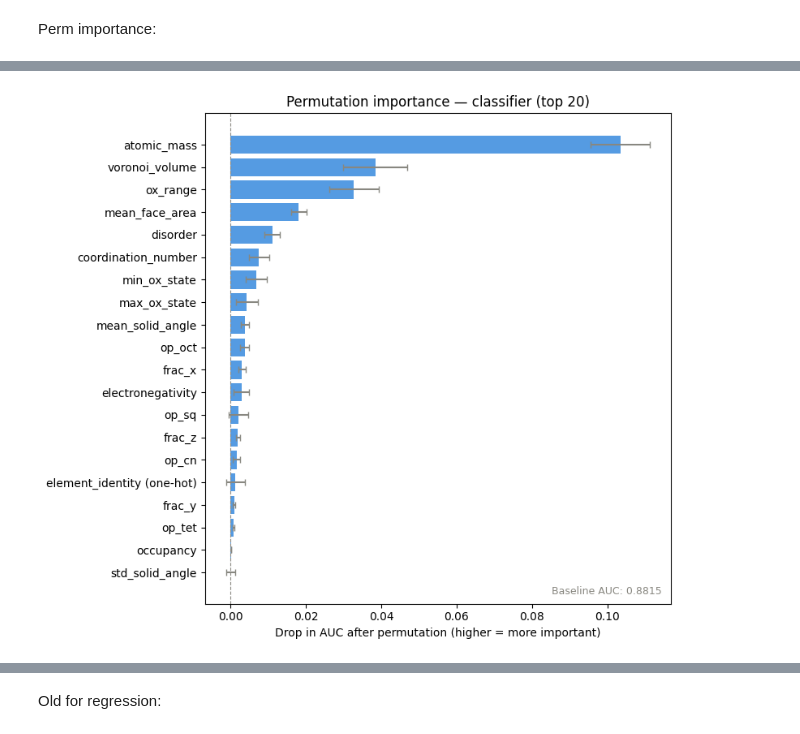
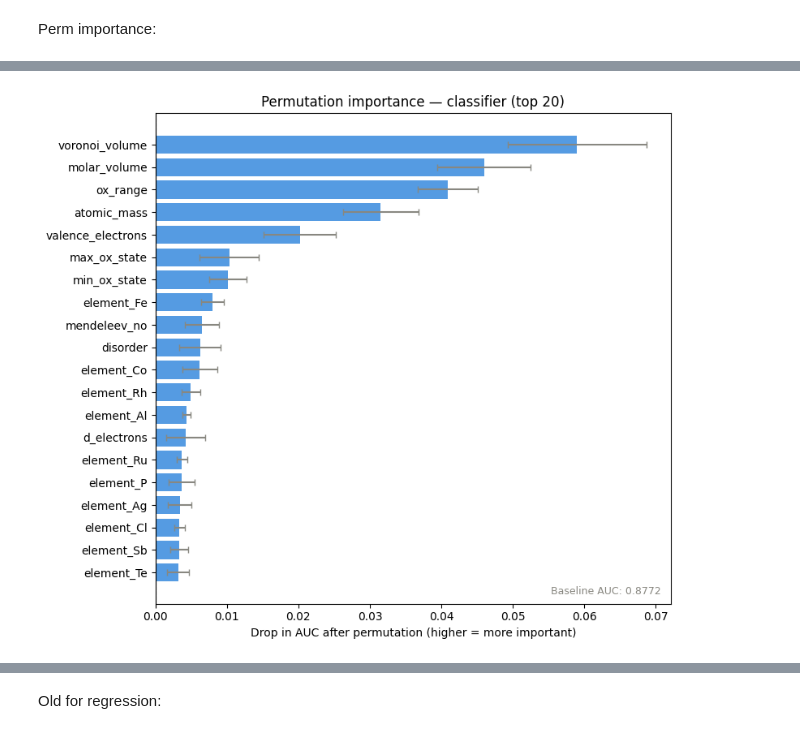
Before and after one commit to SSBNS/ML_Personal_git, a Jupyter notebook: 3DSC_looker_classifier_colab.ipynb, the cells around one changed output, grey strips where cells are left out. Saved outputs shown, nothing was run; the diff lists cells and outputs as text; code cells hidden in the pictures.

```diff
--- a/3DSC_looker_classifier_colab.ipynb
+++ b/3DSC_looker_classifier_colab.ipynb
@@ -579,5 +585,5 @@ from google.colab import drive
 drive.mount('/content/drive')
 
 import torch
-graphs = torch.load("/content/drive/MyDrive/ML_models/classifier_crystal_graphs_hot.pt",weights_only=False)
+graphs = torch.load("/content/drive/MyDrive/ML_models/classifier_crystal_graphs_more_feat.pt",weights_only=False)
 # %% [output]
@@ -1001,7 +1040,7 @@ test_loader = DataLoader(test_graphs, batch_size=32, shuffle=False)
 node_features = train_graphs[0].x.shape[1]
 model = CGCNN(node_features=node_features, edge_features=40, hidden_dim=16, num_conv_layers=2, dropout=0.3).to(device)
 
-model.load_state_dict(torch.load(path+'/cgcnn_classifier_hot_7K.pt', map_location=device))
+model.load_state_dict(torch.load(path+'/cgcnn_classifier_morefeat_7K.pt', map_location=device))
 model.eval()
 # %% [output]
 CGCNN(
@@ -1042,15 +1073,15 @@ from sklearn.model_selection import train_test_split
 ELEMENT_SYMBOLS = [Element.from_Z(z).symbol for z in range(1, MAX_Z + 1)]
 # 94 one-hot features
 
-SCALAR_FEATURES = [
-    'atomic_mass', 'atomic_radius', 'ionic_radius', 'electronegativity',
-    'max_ox_state', 'min_ox_state', 'ox_state', 'ox_range',  # 8 scalar elemental
-    'occupancy', 'disorder',                                  # 2 site
-    'frac_x', 'frac_y', 'frac_z',                            # 3 fractional coords
-    'coordination_number',                                    # 1
-    'op_cn', 'op_tet', 'op_oct', 'op_sq', 'op_bent',         # 5 order params
-    'voronoi_volume', 'mean_solid_angle', 'std_solid_angle', 'mean_face_area',  # 4 Voronoi
-]  # 23 scalar features
+# SCALAR_FEATURES = [
+#     'atomic_mass', 'atomic_radius', 'ionic_radius', 'electronegativity',
+#     'max_ox_state', 'min_ox_state', 'ox_state', 'ox_range',  # 8 scalar elemental
+#     'occupancy', 'disorder',                                  # 2 site
+#     'frac_x', 'frac_y', 'frac_z',                            # 3 fractional coords
+#     'coordination_number',                                    # 1
+#     'op_cn', 'op_tet', 'op_oct', 'op_sq', 'op_bent',         # 5 order params
+#     'voronoi_volume', 'mean_solid_angle', 'std_solid_angle', 'mean_face_area',  # 4 Voronoi
+# ]  # 23 scalar features
 SCALAR_FEATURES = [
     'atomic_mass', 'atomic_radius', 'ionic_radius', 'molar_volume',
     'electronegativity', 'max_ox_state', 'min_ox_state', 'ox_state', 'ox_range',
@@ -1110,25 +1141,47 @@ def permutation_importance_auc(model, graphs, device, n_repeats=10, batch_size=6
             "baseline_auc": baseline_auc, "raw": importances}
 
 # ── Plot (top N, one-hot elements collapsed to a single bar) ──────────────────
-def plot_importance(perm_result, feature_names=FEATURE_NAMES, top_n=20):
+# def plot_importance(perm_result, feature_names=FEATURE_NAMES, top_n=20):
+#     means = perm_result["mean"]
+#     stds  = perm_result["std"]
+
+#     # Collapse all 94 one-hot element features into one representative score
+#     n_onehot = 94  # MAX_Z, hardcoded to match model
+
+#     onehot_importance = means[:n_onehot].max()
+#     onehot_std        = means[:n_onehot].std()
+
+#     collapsed_names = np.array(["element_identity (one-hot)"] + SCALAR_FEATURES)
+#     collapsed_means = np.concatenate([[onehot_importance], means[n_onehot:]])
+#     collapsed_stds  = np.concatenate([[onehot_std],        stds[n_onehot:]])
+
+#     order  = np.argsort(collapsed_means)[-top_n:]
+#     names  = [collapsed_names[i] for i in order]
+#     m_vals = collapsed_means[order]
+#     s_vals = collapsed_stds[order]
+
+#     fig, ax = plt.subplots(figsize=(8, 7))
+#     ax.barh(names, m_vals, xerr=s_vals, capsize=3, color="#378ADD", alpha=0.85, ecolor="#888780")
+#     ax.axvline(0, color="#888780", linewidth=0.8, linestyle="--")
+#     ax.set_xlabel("Drop in AUC after permutation (higher = more important)")
+#     ax.set_title(f"Permutation importance — classifier (top {top_n})")
+#     ax.text(0.98, 0.02, f"Baseline AUC: {perm_result['baseline_auc']:.4f}",
+#             transform=ax.transAxes, ha="right", fontsize=9, color="#888780")
+#     plt.tight_layout()
+#     plt.savefig("permutation_importance_classifier.png", dpi=150)
+#     plt.show()
+
+def plot_importance(perm_result, top_n=20):
     means = perm_result["mean"]
     stds  = perm_result["std"]
 
-    # Collapse all 94 one-hot element features into one representative score
-    n_onehot = 94  # MAX_Z, hardcoded to match model
+    # Name all 94 one-hot features individually
+    all_names = np.array([f"element_{s}" for s in ELEMENT_SYMBOLS] + SCALAR_FEATURES)
 
-    onehot_importance = means[:n_onehot].mean()
-    onehot_std        = means[:n_onehot].std()
-
-    collapsed_names = np.array(["element_identity (one-hot)"] + SCALAR_FEATURES)
-    collapsed_means = np.concatenate([[onehot_importance], means[n_onehot:]])
-    collapsed_stds  = np.concatenate([[onehot_std],        stds[n_onehot:]])
-
-    order  = np.argsort(collapsed_means)[-top_n:]
-    names  = [collapsed_names[i] for i in order]
-    m_vals = collapsed_means[order]
-    s_vals = collapsed_stds[order]
-
+    order  = np.argsort(means)[-top_n:]
+    names  = all_names[order]
+    m_vals = means[order]
+    s_vals = stds[order]
     fig, ax = plt.subplots(figsize=(8, 7))
     ax.barh(names, m_vals, xerr=s_vals, capsize=3, color="#378ADD", alpha=0.85, ecolor="#888780")
     ax.axvline(0, color="#888780", linewidth=0.8, linestyle="--")
@@ -1137,7 +1190,7 @@ def plot_importance(perm_result, feature_names=FEATURE_NAMES, top_n=20):
     ax.text(0.98, 0.02, f"Baseline AUC: {perm_result['baseline_auc']:.4f}",
             transform=ax.transAxes, ha="right", fontsize=9, color="#888780")
     plt.tight_layout()
-    plt.savefig("permutation_importance_classifier.png", dpi=150)
+    plt.savefig("permutation_importance_classifier_morefeat.png", dpi=150)
     plt.show()
 
 # ── Run ───────────────────────────────────────────────────────────────────────
@@ -1156,2 +1209,2 @@ Baseline AUC: 0.8815
-[figure, old version]
+[figure, new version]
 Top scalar features:
```
Also changed, not shown: parts of 14 cells of this notebook.
